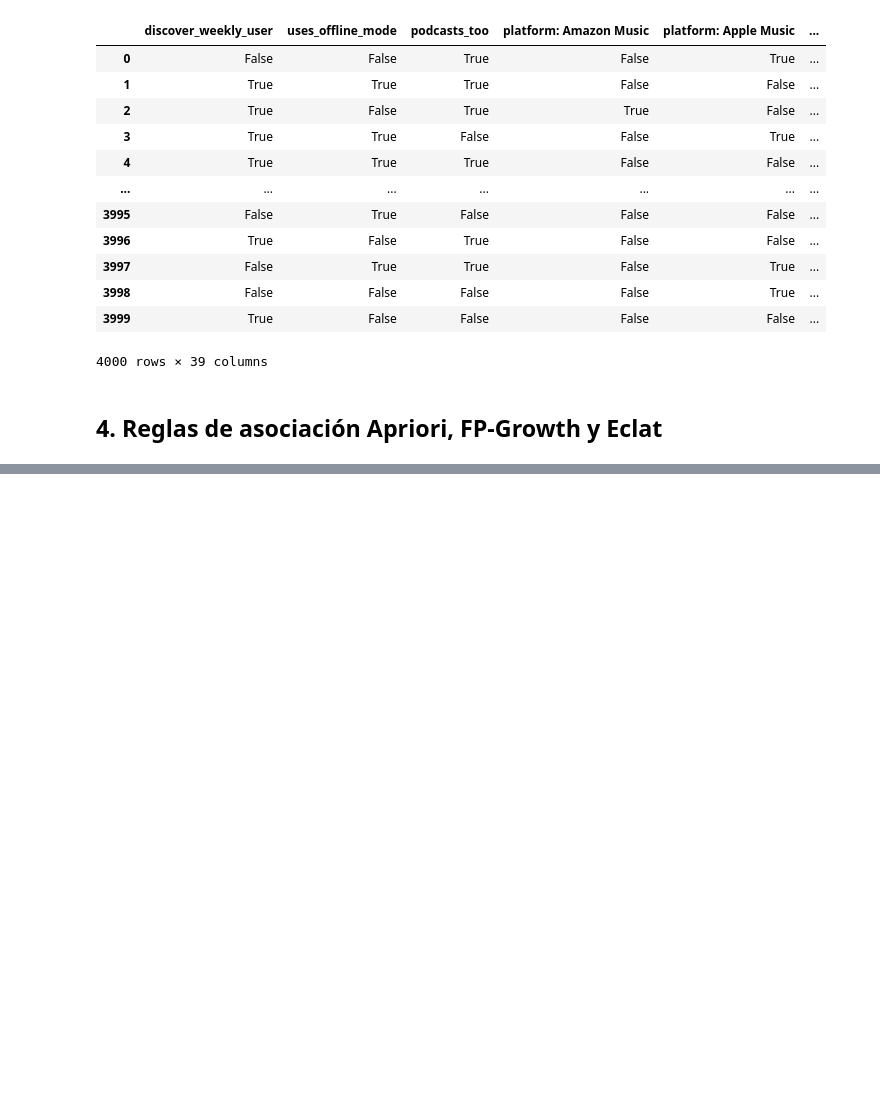
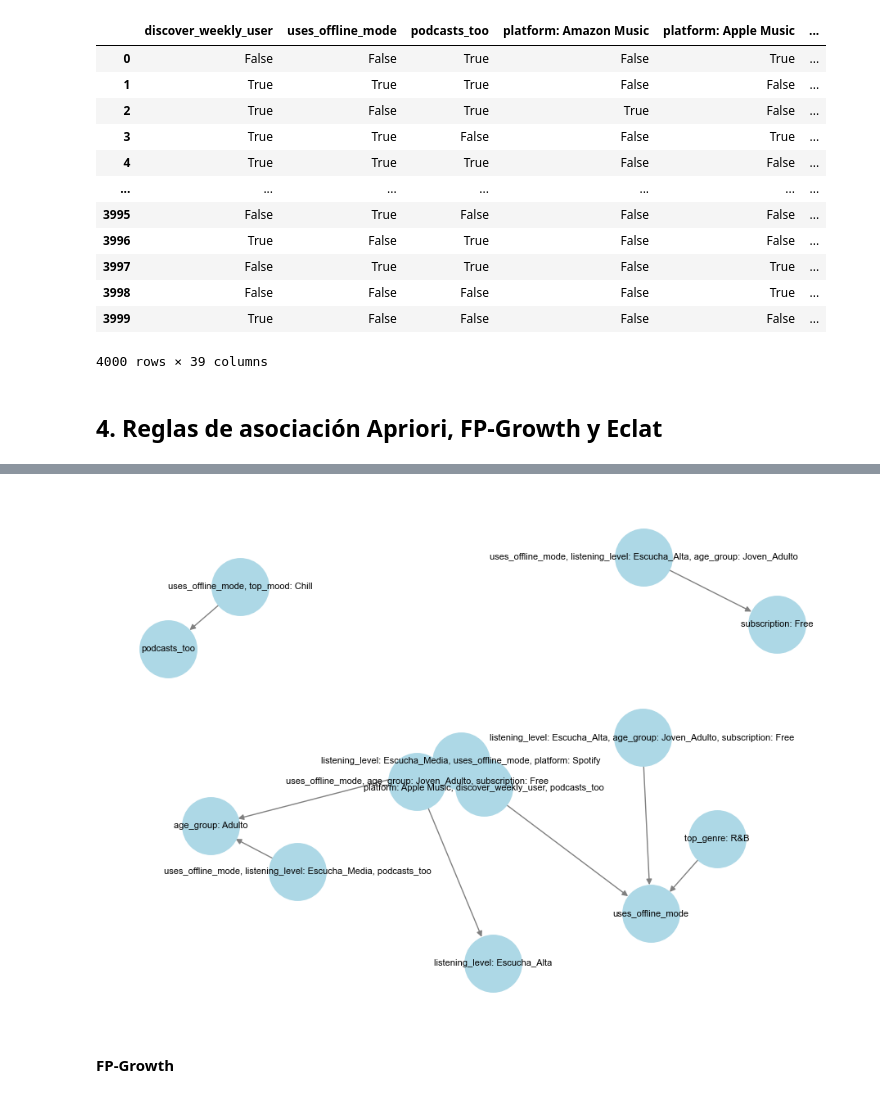
Before and after one commit to Isaakkko/Habitos-Musicales, a Jupyter notebook: HTML/JUPYTER.ipynb, the cells around one changed output, grey strips where cells are left out. Saved outputs shown, nothing was run; the diff lists cells and outputs as text; code cells hidden in the pictures; blank space fills up the shorter version.

```diff
--- a/HTML/JUPYTER.ipynb
+++ b/HTML/JUPYTER.ipynb
@@ -227,0 +274,6 @@ use_songs.datos
+# %%
+fp_model.graficar_red(top_n=8)
+# %% [output]
+[figure, added]
+# %% [markdown]
+#### FP-Growth
```
Also changed, not shown: parts of 16 cells of this notebook, 1 other file.
